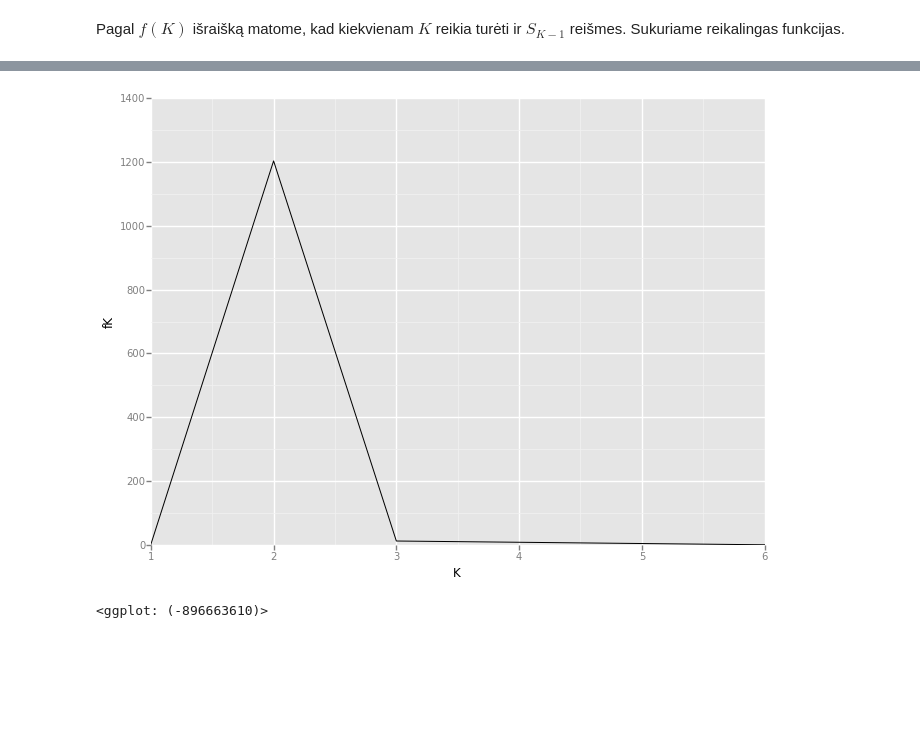
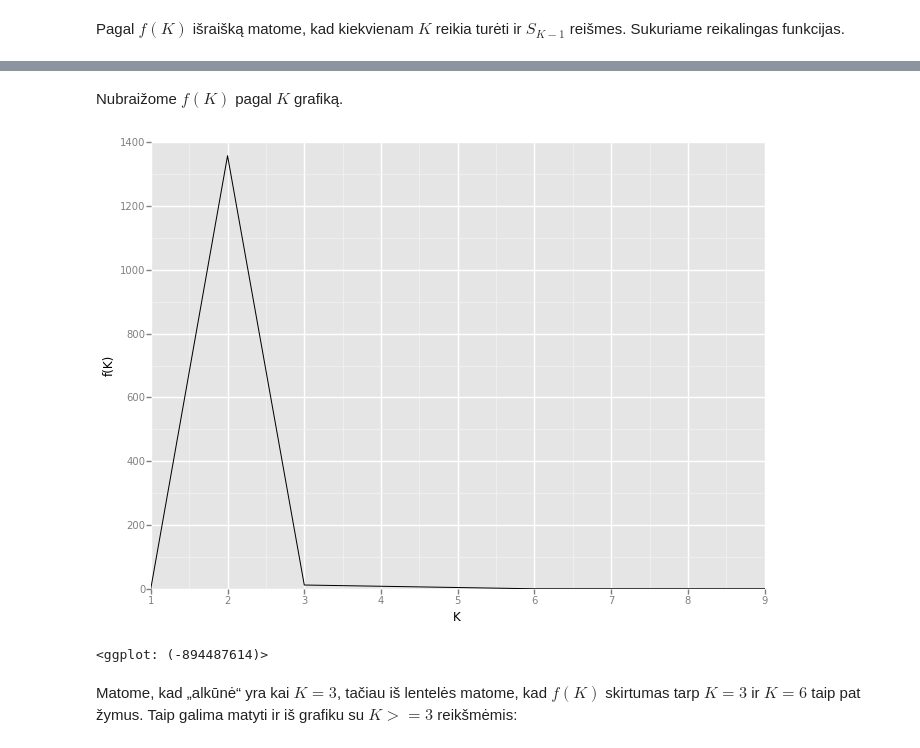
Before and after one commit to AndriusDap/p160m132-examples-spark, a Jupyter notebook: examples_kmeans.ipynb, the cells around one changed output, grey strips where cells are left out. Saved outputs shown, nothing was run; the diff lists cells and outputs as text; code cells hidden in the pictures; blank space fills up the shorter version.

Commit message:
modified kmeans example

```diff
--- a/examples_kmeans.ipynb
+++ b/examples_kmeans.ipynb
@@ -221,0 +279,7 @@ def kmeansWSSSEsByK(featuresRDD, kValues):
+# %%
+kValues = [2, 3, 4, 5, 6, 7]
+models = [KMeans.train(featuresRDD, k=k) for k in kValues]
+WSSSEs = [m.computeCost(featuresRDD) for m in models]
+
+rowsWSSSSE = list(zip(kValues, map(float, WSSSEs)))
+WSSSEDF = sc.parallelize(rowsWSSSSE).toDF(["K", "WSSSE"])
@@ -221,0 +358,7 @@ def kmeansWSSSEsByK(featuresRDD, kValues):
+# %%
+kmeansWSSSEResults = collections.namedtuple("KmeansWSSSEResults", ["ks", "WSSSEs", "models"])
+
+def kmeansWSSSEsByK(featuresRDD, kValues):
+    models = [KMeans.train(featuresRDD, k=k) for k in kValues]
+    WSSSEs = [m.computeCost(featuresRDD) for m in models]
+    return kmeansWSSSEResults(kValues, WSSSEs, models)
@@ -221,0 +367,2 @@ def kmeansWSSSEsByK(featuresRDD, kValues):
+# %%
+ks, wssses, models = kmeansWSSSEsByK(featuresRDD, [2, 3, 4, 5])
@@ -283,5 +492,5 @@ def weightFactor(k, dim):
 # %%
-ks, fKs = computePham2004(featuresRDD, [1,2,3,6])
+ks, fKs, _ = computePham2004(featuresRDD, [1, 2, 3, 6, 9])
 print(ks)
 print(fKs)
 # %% [output]
@@ -310,8 +522,12 @@ pham2004DF.show()
+# %% [markdown]
+Nubraižome $f(K)$ pagal $K$ grafiką.
 # %%
-gg.ggplot(gg.aes(x="K", y="fK"), data=pham2004DF.toPandas()) + gg.geom_line()
+gg.ggplot(gg.aes(x="K", y="fK"), data=pham2004DF.toPandas()) + gg.geom_line() + gg.ylab("f(K)")
 # %% [output]
-[figure, old version]
+[figure, new version]
-<ggplot: (-896663610)>
+<ggplot: (-894487614)>
+# %% [markdown]
+Matome, kad „alkūnė“ yra kai $K = 3$, tačiau iš lentelės matome, kad $f(K)$ skirtumas tarp $K = 3$ ir $K = 6$ taip pat žymus. Taip galima matyti ir iš grafiku su $K >= 3$ reikšmėmis:
 # %%
 pham2004DF.where(pham2004DF["K"] > 2).show()
 # %% [output]
```
Also changed, not shown: parts of 145 cells of this notebook.
